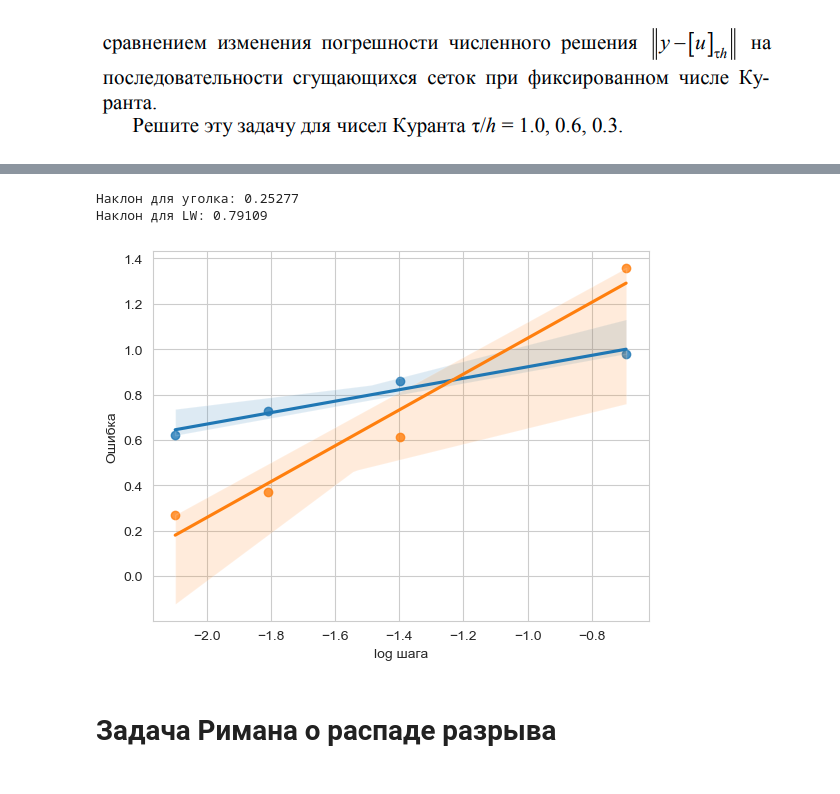
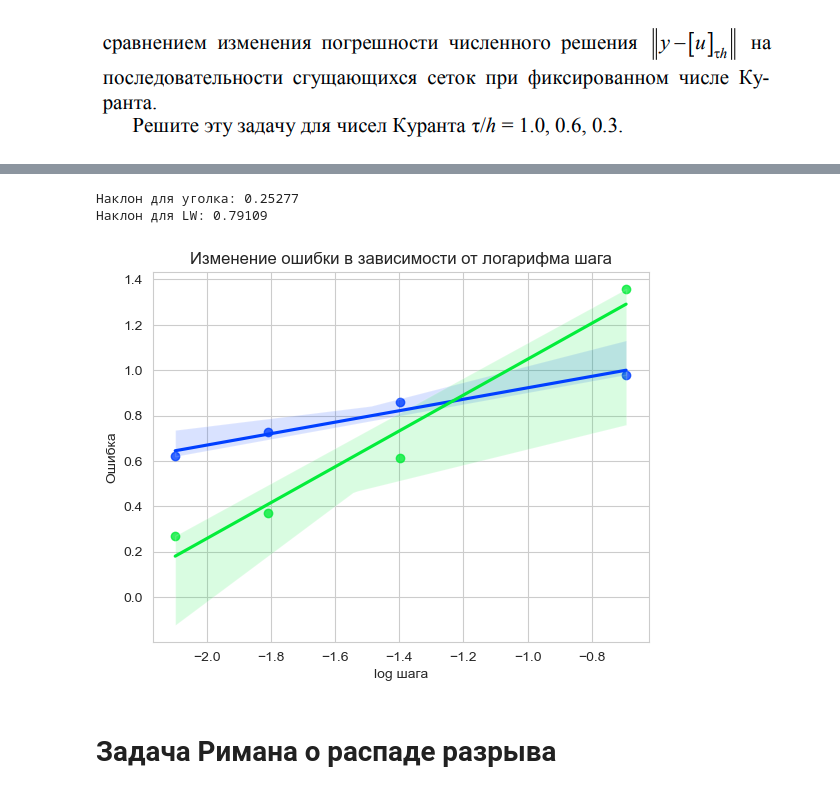
Before and after one commit to marfadita/CM-mipt, a Jupyter notebook: дз_самостоятельные/дз1_сем2.ipynb, the cells around one changed output, grey strips where cells are left out. Drawn from its saved outputs; the diff is of its cells as text; code cells hidden in the pictures.

```diff
--- a/дз_самостоятельные/дз1_сем2.ipynb
+++ b/дз_самостоятельные/дз1_сем2.ipynb
@@ -68,6 +68,7 @@ def solve(g, f_gran, num, clear = False, cur_cfl = cfl[0]):
         if t_out % 100 == 0:
             if clear:
                 clear_output(clear)
+            plt.style.use("seaborn-bright")
             plt.plot(res[-1])
             plt.show()
 
@@ -75,9 +76,6 @@ def solve(g, f_gran, num, clear = False, cur_cfl = cfl[0]):
     return res, np.max(mistake)
 
 
-# res_ugol_1, error_ugol_1 = solve(f, f_gran, 123,True)
-# print('{:.3f}'.format(error_ugol_1))
-
 error_ugol = []
 for num in 41*np.arange(1,5):
     res, er = solve(f, f_gran, num, True)
@@ -129,22 +127,22 @@ print('Мин. ошибка LW: {:.3f}'.format(np.min(error_lw)))
 # %%
 sns.set_style("whitegrid")
 p_ugol = sns.regplot(data = pd.DataFrame({'log шагa': np.log(grid_h_plot), 'Ошибка' : error_ugol}),
-                     x= 'log шагa', y = 'Ошибка', label = 'Уголок',  order = 1)
+                     x= 'log шагa', y = 'Ошибка', label = 'Уголок',  order = 1).set(title='Изменение ошибки в зависимости от логарифма шага')
 p_lw = sns.regplot(data = pd.DataFrame({'log шагa': np.log(grid_h_plot), 'Ошибка' : error_lw}),
                    x= 'log шагa', y = 'Ошибка', label = 'Лакса-Вендрофа', order = 1)
 
 slope_ugol, intercept_ugol, _,_,_ = scipy.stats.linregress(x=np.log(grid_h_plot),
                                                        y=error_ugol)
 
 slope_lw, intercept_lw, _,_,_ = scipy.stats.linregress(x=np.log(grid_h_plot),
                                                        y=error_lw)
 
 print("Наклон для уголка: {:.5f}".format(slope_ugol))
 print("Наклон для LW: {:.5f}".format(slope_lw))
 # %% [output]
 Наклон для уголка: 0.25277
 Наклон для LW: 0.79109
-[figure, old version]
+[figure, new version]
 # %% [markdown]
 # Задача Римана о распаде разрыва
 # %%
```
Also changed, not shown: parts of 6 cells of this notebook.
